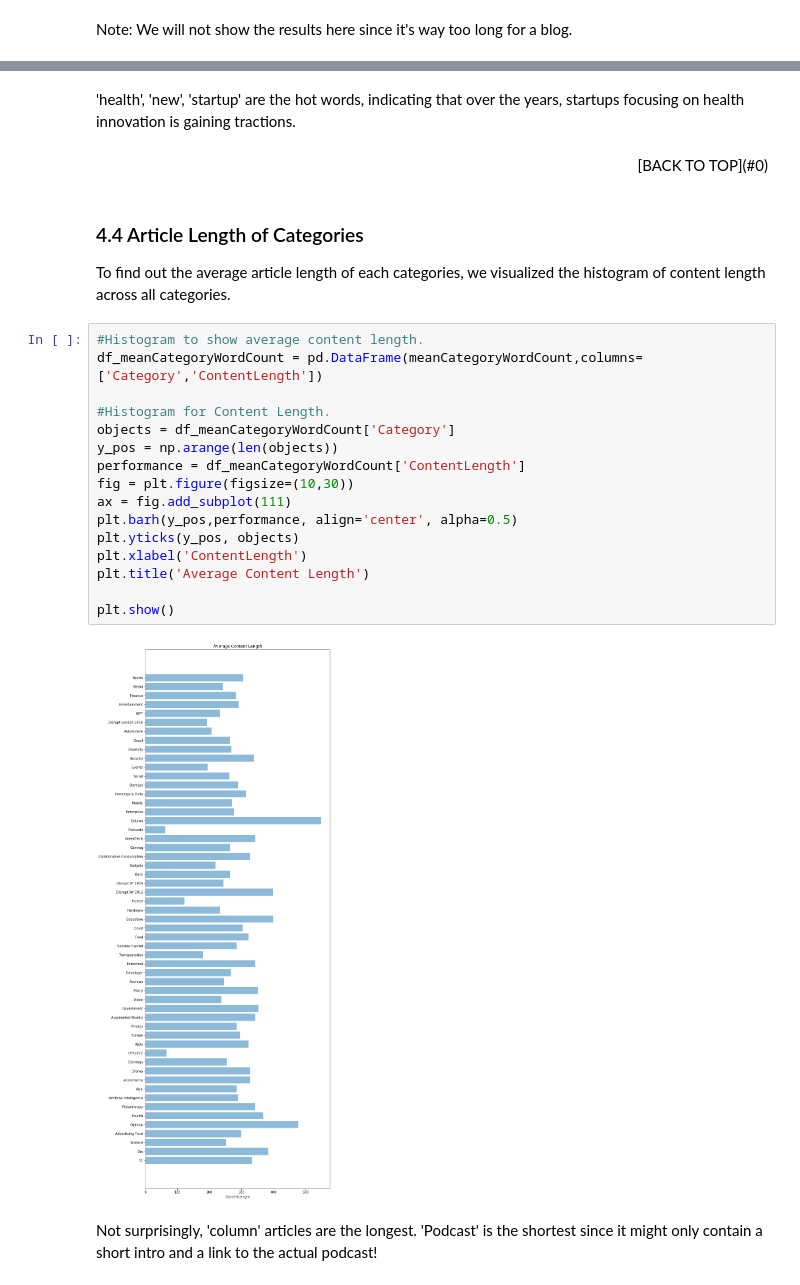
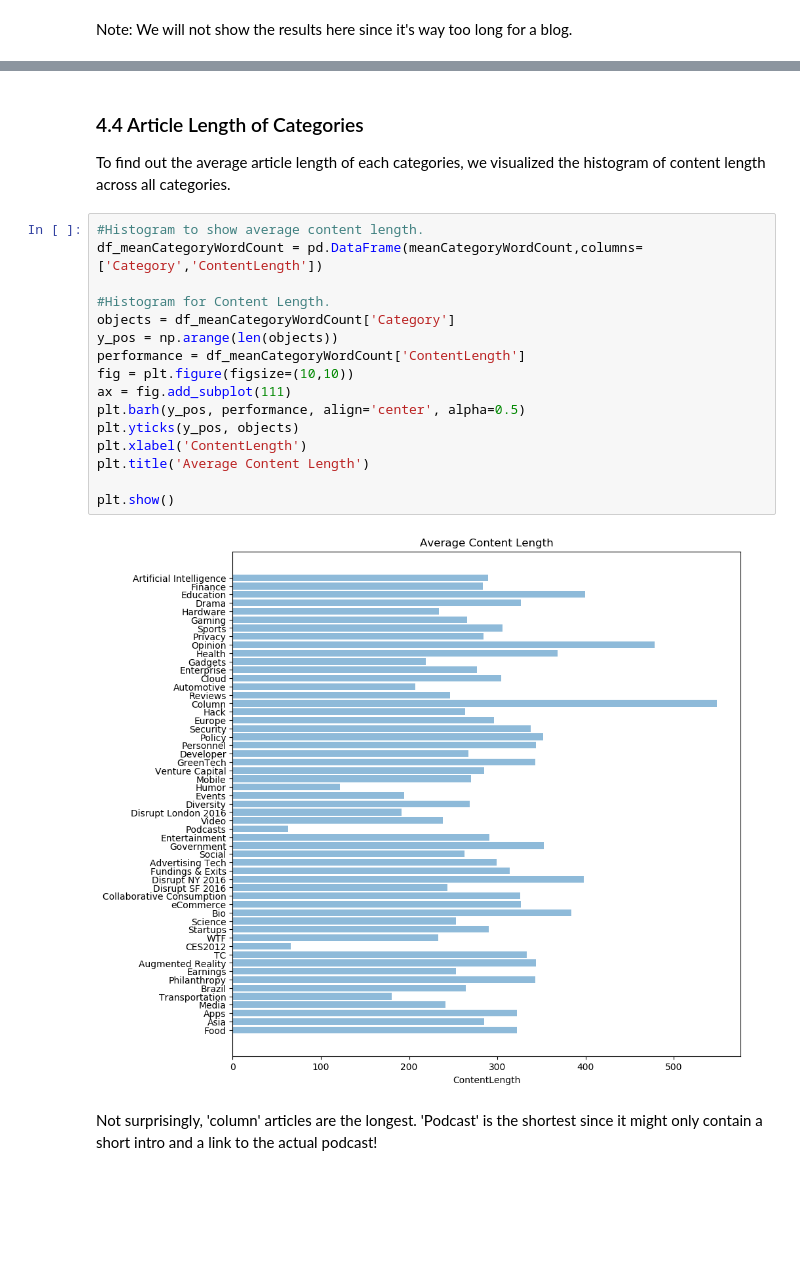
Before and after one commit to wayofnumbers/wayofnumbers.github.io, a Jupyter notebook: content/MLN-Text-Data-Analysis.ipynb, the cells around one changed output, grey strips where cells are left out. Saved outputs shown, nothing was run; the diff lists cells and outputs as text; blank space fills up the shorter version.

```diff
--- a/content/MLN-Text-Data-Analysis.ipynb
+++ b/content/MLN-Text-Data-Analysis.ipynb
@@ -513,7 +443,3 @@ plt.figure()
-# %% [markdown]
-'health', 'new', 'startup' are the hot words, indicating that over the years, startups focusing on health innovation is gaining tractions.
-# %% [markdown]
-<div style="text-align: right">[BACK TO TOP](#0)</div>
 # %% [markdown]
 <a name="44"></a>
 ### 4.4 Article Length of Categories
@@ -521,21 +447,21 @@ To find out the average article length of each categories, we visualized the his
 # %%
 #Histogram to show average content length.
 df_meanCategoryWordCount = pd.DataFrame(meanCategoryWordCount,columns=['Category','ContentLength'])
 
 #Histogram for Content Length.
 objects = df_meanCategoryWordCount['Category']
 y_pos = np.arange(len(objects))
 performance = df_meanCategoryWordCount['ContentLength']
-fig = plt.figure(figsize=(10,30))
+fig = plt.figure(figsize=(10,10))
 ax = fig.add_subplot(111)
-plt.barh(y_pos,performance, align='center', alpha=0.5)
+plt.barh(y_pos, performance, align='center', alpha=0.5)
 plt.yticks(y_pos, objects)
 plt.xlabel('ContentLength')
 plt.title('Average Content Length')
 
 plt.show()
 # %% [output]
-[figure, old version]
+[figure, new version]
 # %% [markdown]
 Not surprisingly, 'column' articles are the longest. 'Podcast' is the shortest since it might only contain a short intro and a link to the actual podcast!
 # %% [markdown]
```
Also changed, not shown: parts of 24 cells of this notebook, 6 other files.
